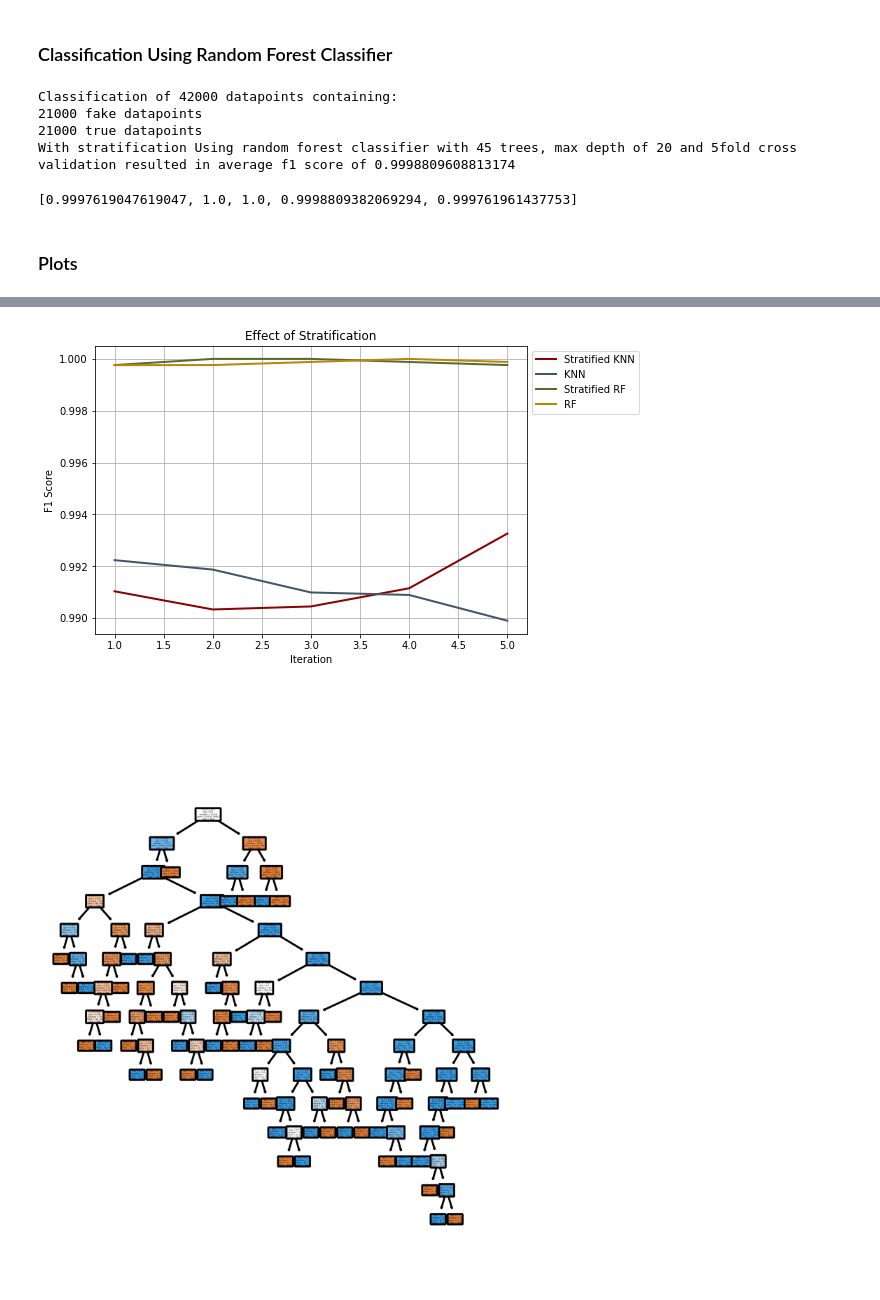
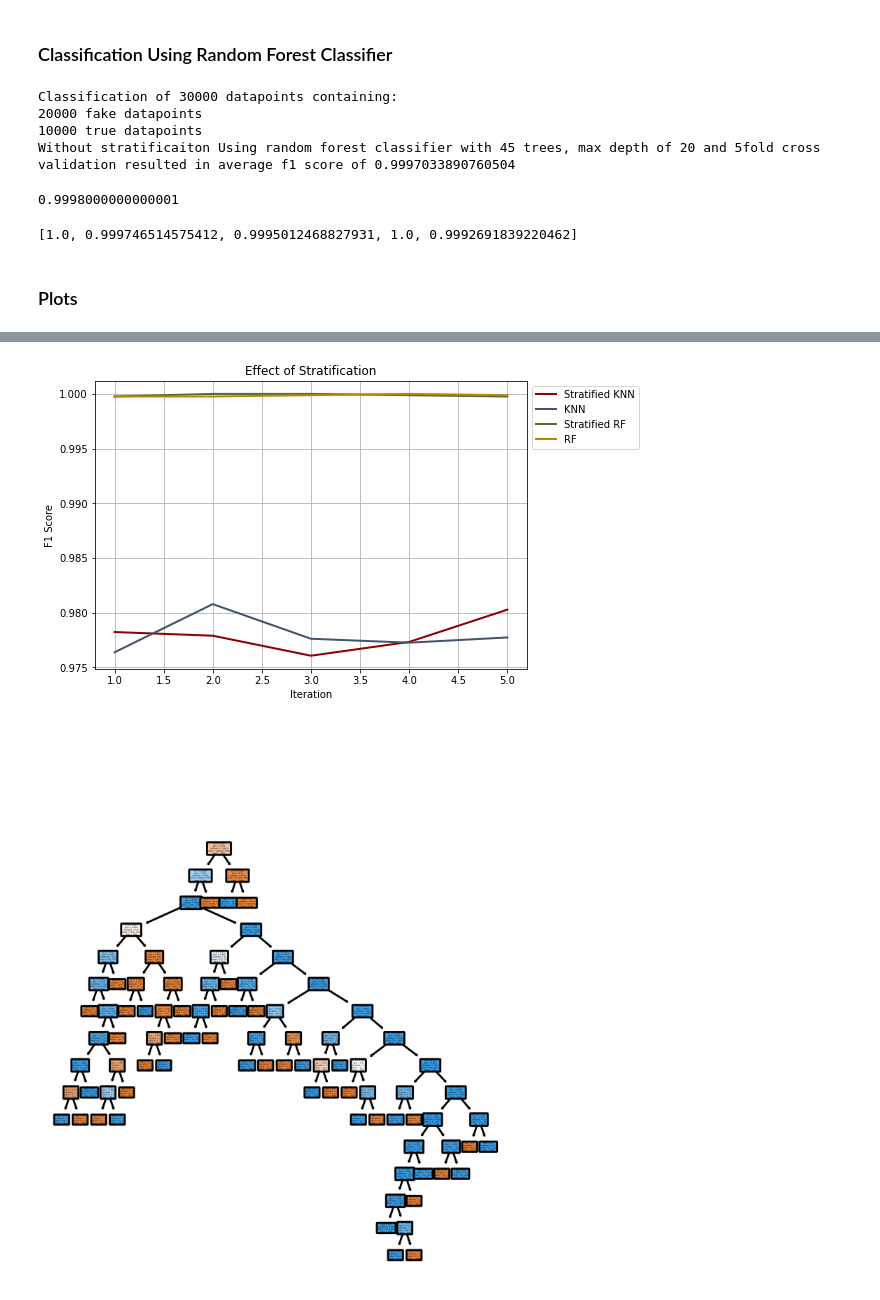
Before and after one commit to rmanaem/dataset-analysis, a Jupyter notebook: src/data_processing.ipynb, the cells around one changed output, grey strips where cells are left out. Cells and saved outputs as stored; diff of their text form; code cells hidden in the pictures.

```diff
--- a/src/data_processing.ipynb
+++ b/src/data_processing.ipynb
@@ -155,8 +156,8 @@ stop_punc.append(',')
 # %% [markdown]
 #### Data Cleaning and Formatting
 # %%
-fake_file = '../data/Balanced_Sample3_Fake.csv'
-true_file = '../data/Balanced_Sample3_True.csv'
+fake_file = '../data/Imbalanced_Sample2_Fake.csv'
+true_file = '../data/Imbalanced_Sample2_True.csv'
 
 # Filtering datapoints with missing features
 fake_rdd = spark.read.csv(fake_file).rdd
@@ -252,7 +253,8 @@ for train_index, test_index in kf.split(fake_true):
 # %% [markdown]
 ### Classification Using KNN Classifier
 # %%
-knnc = KNeighborsClassifier(n_neighbors=11)
+k = int(math.sqrt(n_fake + n_true))
+knnc = KNeighborsClassifier(n_neighbors=k)
 knn_accuracy = []
 knn_predict = []
 knn_f1 = []
@@ -272,5 +274,5 @@ if stratification:
     print('With stratification', end = ' ')
 else:
     print('Without stratificaiton', end = ' ')
-print('Using KNN classifier and 5fold cross validation resulted in average f1 score of', knn_average_f1)
+print('Using,', k, 'NN classifier and 5fold cross validation resulted in average f1 score of', knn_average_f1)
 # %% [output]
@@ -313,14 +319,18 @@ else:
     print('Without stratificaiton', end = ' ')
 print('Using random forest classifier with', n_trees, 'trees, max depth of', max_depth, 'and 5fold cross validation resulted in average f1 score of', rf_average_f1)
 # %% [output]
-Classification of 42000 datapoints containing:
-21000 fake datapoints
-21000 true datapoints
-With stratification Using random forest classifier with 45 trees, max depth of 20 and 5fold cross validation resulted in average f1 score of 0.9998809608813174
+Classification of 30000 datapoints containing:
+20000 fake datapoints
+10000 true datapoints
+Without stratificaiton Using random forest classifier with 45 trees, max depth of 20 and 5fold cross validation resulted in average f1 score of 0.9997033890760504
+# %%
+sum(rf_accuracy)/5
+# %% [output]
+0.9998000000000001
 # %%
 rf_f1
 # %% [output]
-[0.9997619047619047, 1.0, 1.0, 0.9998809382069294, 0.999761961437753]
+[1.0, 0.999746514575412, 0.9995012468827931, 1.0, 0.9992691839220462]
 # %% [markdown]
 ### Plots
 # %%
@@ -343,8 +353,8 @@ plt.grid()
 
 # Plot visualizing the performance difference of the classifiers on the Balanced_Sample3
 iterations = [1, 2, 3, 4, 5]
-knn = [0.9922350973599331, 0.9918718341382966, 0.990988882387361, 0.9908929627439386, 0.98989898989899]
-rf = [0.9997591522157996, 0.9997625267157444, 0.9998818944136056, 1.0, 0.9998813619646458]
+knn = [0.9782178217821782, 0.9778812572759022, 0.9760520809114159, 0.9773123909249564, 0.980263926194091]
+rf = [0.9997619047619047, 1.0, 1.0, 0.9998809382069294, 0.999761961437753]
 fig = plt.figure()
 ax = fig.add_axes([0,0,1,1])
 ax.plot(iterations, knn, color='#8B0000', lw=2)
@@ -358,8 +368,8 @@ plt.grid()
 
 # Plot visualizing the effect of data Imbalance with 30000 datapoints
 iterations = [1, 2, 3, 4, 5]
-im_knn = [0.9862189927336507, 0.9860069965017492, 0.9881656804733728, 0.9842751842751842, 0.9893924783027965]
-ba_knn = [0.9901748542880933, 0.9901420217209691, 0.9913014386082302, 0.9900861368438161, 0.992041578690921]
+im_knn = [0.9642156862745099, 0.9654834761321909, 0.972579471002184, 0.9609018949388344, 0.9743589743589743]
+ba_knn = [0.9761865659385777, 0.9782106305711455, 0.9795041322314049, 0.9761179676230164, 0.981829876185882]
 im_rf = [1.0, 0.999746514575412, 0.9995012468827931, 1.0, 0.9992691839220462]
 ba_rf = [0.9998318479905836, 0.999831223628692, 0.9996626180836707, 0.9998358233459202, 0.999836307087903]
 fig = plt.figure()
@@ -377,8 +387,8 @@ plt.grid()
 
 # Plot visualizing the effect of stratification on the Balanced_Sample3
 iterations = [1, 2, 3, 4, 5]
-s_knn  = [0.9910335063709297, 0.9903324687573686, 0.9904492394764769, 0.9911504424778761, 0.9932600212841433]
-ns_knn = [0.9922350973599331, 0.9918718341382966, 0.990988882387361, 0.9908929627439386, 0.98989898989899]
+s_knn  = [0.9782178217821782, 0.9778812572759022, 0.9760520809114159, 0.9773123909249564, 0.980263926194091]
+ns_knn = [0.9763668430335096, 0.980771471856427, 0.9776033248672361, 0.9772435523398295, 0.9777210489672779]
 s_rf = [0.9997619047619047, 1.0, 1.0, 0.9998809382069294, 0.999761961437753]
 ns_rf = [0.9997591522157996, 0.9997625267157444, 0.9998818944136056, 1.0, 0.9998813619646458]
 fig = plt.figure()
@@ -408,2 +418,2 @@ plt.tight_layout()
-[figure, old version]
+[figure, new version]
-[figure, old version]
+[figure, new version]
```
Also changed, not shown: parts of 5 cells of this notebook.
